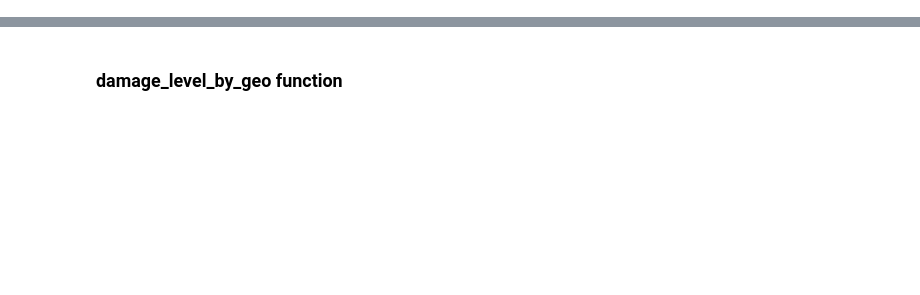
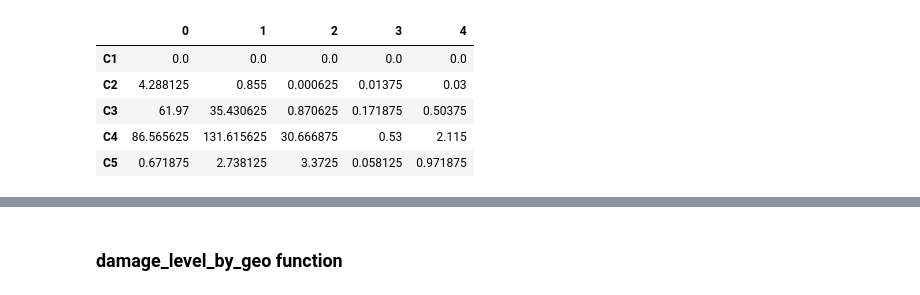
Before and after one commit to christopherowers/TC_mangroves, a Jupyter notebook: Cyclone_damage.ipynb, the cells around one changed output, grey strips where cells are left out. Cells and saved outputs as stored; diff of their text form; code cells hidden in the pictures; blank space fills up the shorter version.

```diff
--- a/Cyclone_damage.ipynb
+++ b/Cyclone_damage.ipynb
@@ -136,0 +199,9 @@ loading_box = geometry.GeoBox.from_geopolygon(loading_polygon, resolution=(25, -
+# %%
+wind_cat_full
+# %% [output]
+|  | 0 | 1 | 2 | 3 | 4 |
+| C1 | 0.0 | 0.0 | 0.0 | 0.0 | 0.0 |
+| C2 | 4.288125 | 0.855 | 0.000625 | 0.01375 | 0.03 |
+| C3 | 61.97 | 35.430625 | 0.870625 | 0.171875 | 0.50375 |
+| C4 | 86.565625 | 131.615625 | 30.666875 | 0.53 | 2.115 |
+| C5 | 0.671875 | 2.738125 | 3.3725 | 0.058125 | 0.971875 |
```
Also changed, not shown: parts of 28 cells of this notebook.
